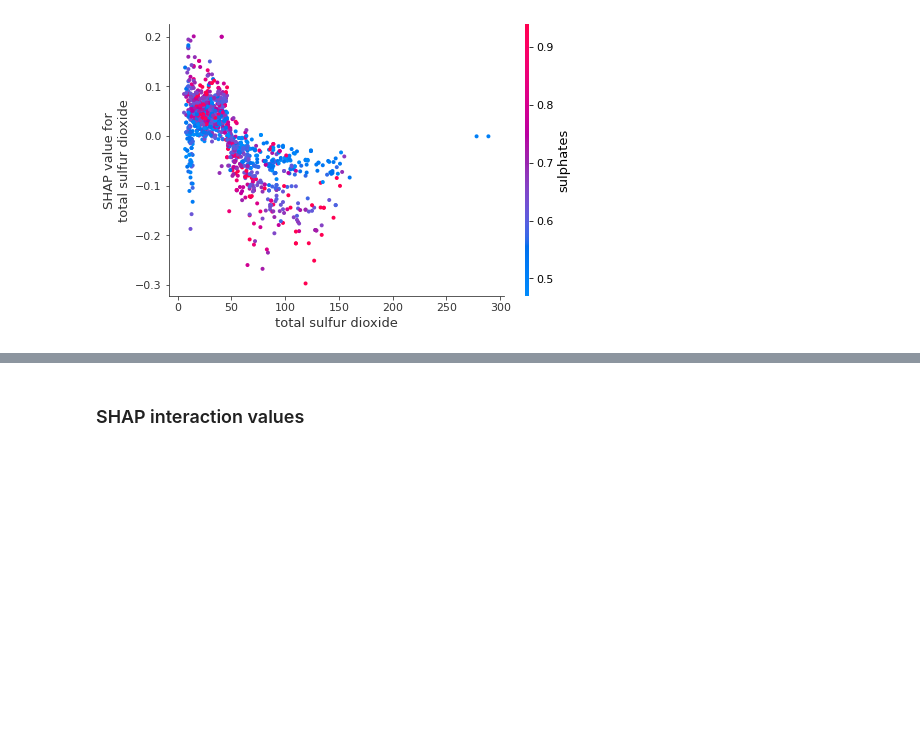
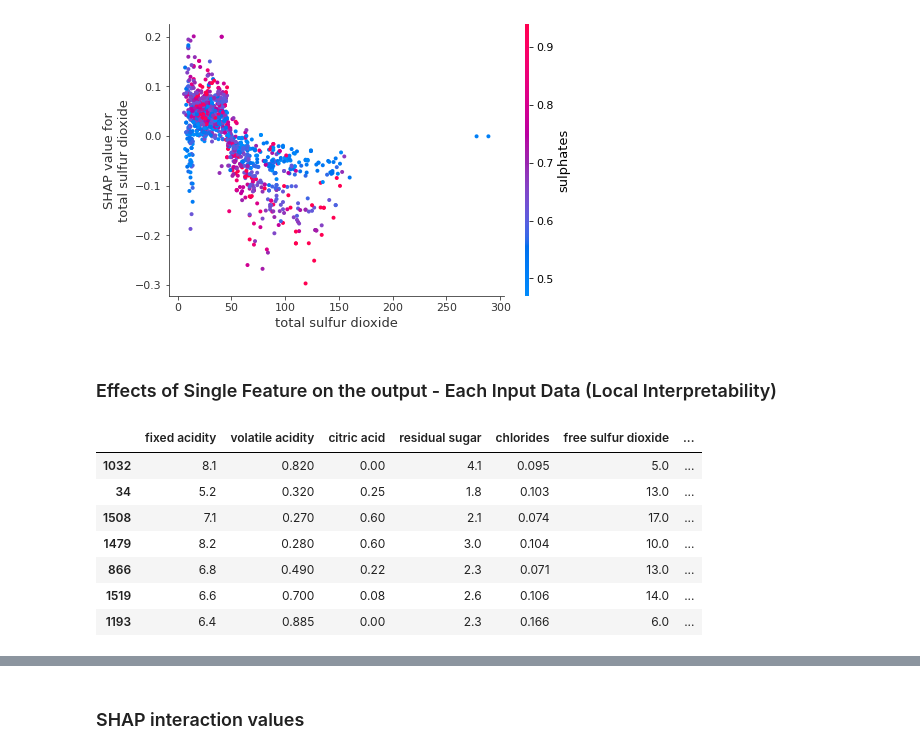
Before and after one commit to chaitanyakasaraneni/SHAP_EBM_Examples, a Jupyter notebook: SHAP Example.ipynb, the cells around one changed output, grey strips where cells are left out. Saved outputs shown, nothing was run; the diff lists cells and outputs as text; code cells hidden in the pictures; blank space fills up the shorter version.

Commit message:
update: added Local Interpretability SHAP

```diff
--- a/SHAP Example.ipynb
+++ b/SHAP Example.ipynb
@@ -93,3 +93,21 @@ shap.dependence_plot("volatile acidity", shap_values, X_train)
 shap.dependence_plot("total sulfur dioxide", shap_values, X_train)
 # %% [output]
 [figure]
+# %% [markdown]
+### Effects of Single Feature on the output - Each Input Data (Local Interpretability)
+# %%
+X_output = X_test.copy()
+X_output.loc[:,'predict'] = np.round(model.predict(X_output),2)
+
+random_picks = np.arange(1,330,50)
+S = X_output.iloc[random_picks]
+S
+# %% [output]
+|  | fixed acidity | volatile acidity | citric acid | residual sugar | chlorides | free sulfur dioxide | ... |
+| 1032 | 8.1 | 0.820 | 0.00 | 4.1 | 0.095 | 5.0 | ... |
+| 34 | 5.2 | 0.320 | 0.25 | 1.8 | 0.103 | 13.0 | ... |
+| 1508 | 7.1 | 0.270 | 0.60 | 2.1 | 0.074 | 17.0 | ... |
+| 1479 | 8.2 | 0.280 | 0.60 | 3.0 | 0.104 | 10.0 | ... |
+| 866 | 6.8 | 0.490 | 0.22 | 2.3 | 0.071 | 13.0 | ... |
+| 1519 | 6.6 | 0.700 | 0.08 | 2.6 | 0.106 | 14.0 | ... |
+| 1193 | 6.4 | 0.885 | 0.00 | 2.3 | 0.166 | 6.0 | ... |
```
Also changed, not shown: parts of 8 cells of this notebook.
